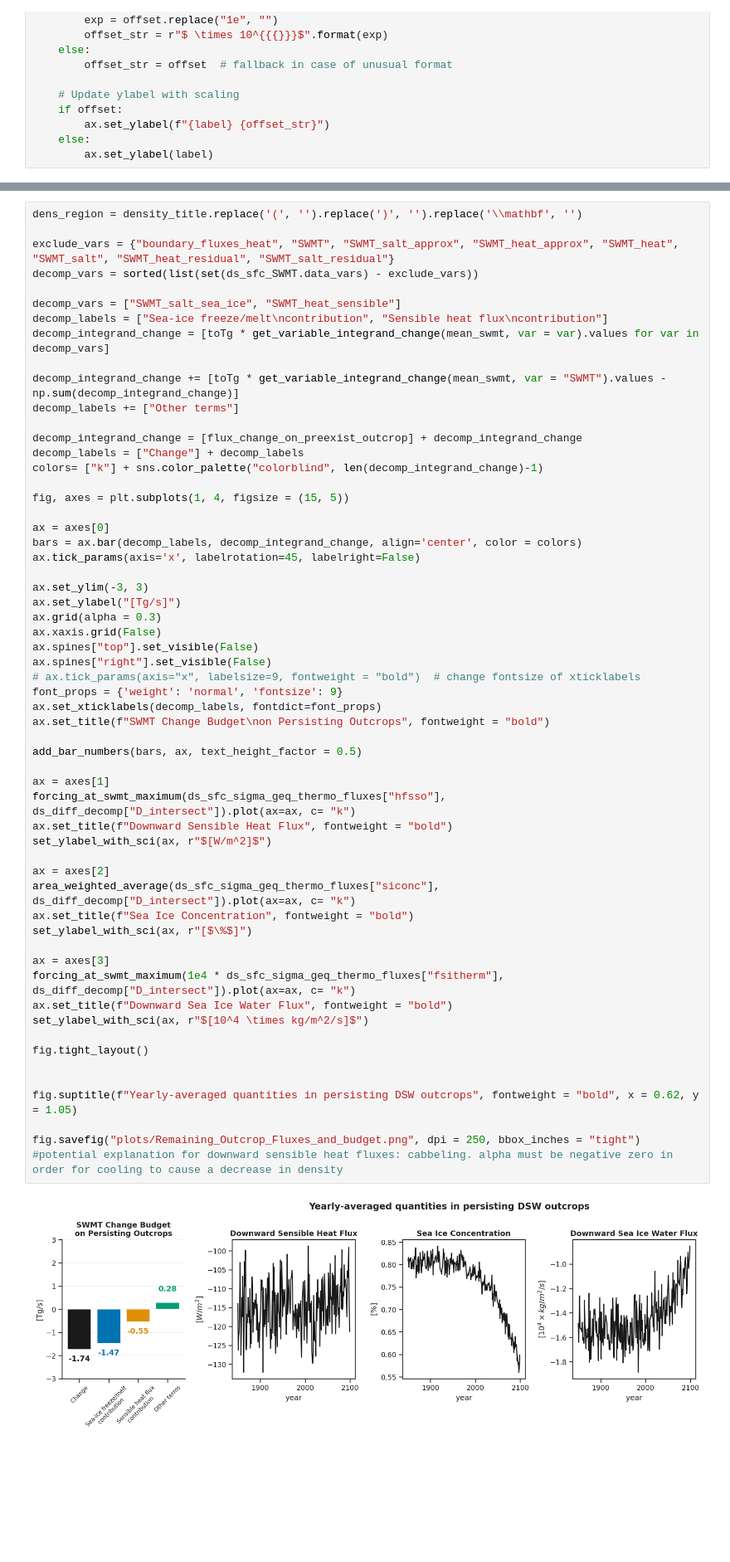
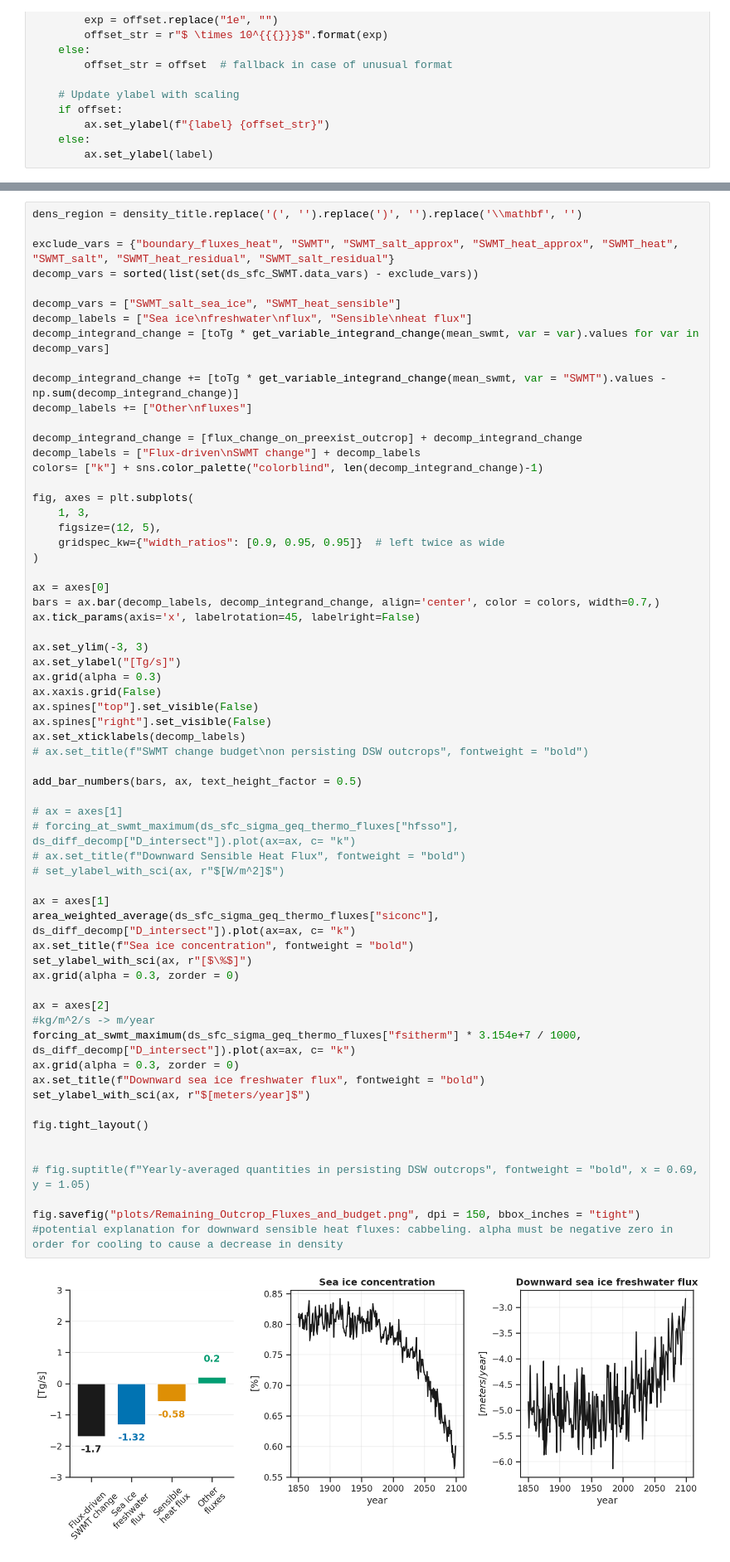
Before and after one commit to anthony-meza/CM4XAbyssalSWMT, a Jupyter notebook: notebooks/2p.plotting_SouthernOcean_Surface_Budget_Paper_Analysis.ipynb, the cells around one changed output, grey strips where cells are left out. Shown at 83% size. Saved outputs shown, nothing was run; the diff lists cells and outputs as text; blank space fills up the shorter version.

```diff
--- a/notebooks/2p.plotting_SouthernOcean_Surface_Budget_Paper_Analysis.ipynb
+++ b/notebooks/2p.plotting_SouthernOcean_Surface_Budget_Paper_Analysis.ipynb
@@ -602,56 +601,61 @@ exclude_vars = {"boundary_fluxes_heat", "SWMT", "SWMT_salt_approx", "SWMT_heat_a
 decomp_vars = sorted(list(set(ds_sfc_SWMT.data_vars) - exclude_vars))
 
 decomp_vars = ["SWMT_salt_sea_ice", "SWMT_heat_sensible"]
-decomp_labels = ["Sea-ice freeze/melt\ncontribution", "Sensible heat flux\ncontribution"]
+decomp_labels = ["Sea ice\nfreshwater\nflux", "Sensible\nheat flux"]
 decomp_integrand_change = [toTg * get_variable_integrand_change(mean_swmt, var = var).values for var in decomp_vars]
 
 decomp_integrand_change += [toTg * get_variable_integrand_change(mean_swmt, var = "SWMT").values - np.sum(decomp_integrand_change)]
-decomp_labels += ["Other terms"]
+decomp_labels += ["Other\nfluxes"]
 
 decomp_integrand_change = [flux_change_on_preexist_outcrop] + decomp_integrand_change
-decomp_labels = ["Change"] + decomp_labels
+decomp_labels = ["Flux-driven\nSWMT change"] + decomp_labels
 colors= ["k"] + sns.color_palette("colorblind", len(decomp_integrand_change)-1)
 
-fig, axes = plt.subplots(1, 4, figsize = (15, 5))
+fig, axes = plt.subplots(
+    1, 3,
+    figsize=(12, 5),
+    gridspec_kw={"width_ratios": [0.9, 0.95, 0.95]}  # left twice as wide
+)
 
 ax = axes[0]
-bars = ax.bar(decomp_labels, decomp_integrand_change, align='center', color = colors)
+bars = ax.bar(decomp_labels, decomp_integrand_change, align='center', color = colors, width=0.7,)
 ax.tick_params(axis='x', labelrotation=45, labelright=False)
 
 ax.set_ylim(-3, 3)
 ax.set_ylabel("[Tg/s]")
 ax.grid(alpha = 0.3)
 ax.xaxis.grid(False)
 ax.spines["top"].set_visible(False)
 ax.spines["right"].set_visible(False)
-# ax.tick_params(axis="x", labelsize=9, fontweight = "bold")  # change fontsize of xticklabels
-font_props = {'weight': 'normal', 'fontsize': 9}
-ax.set_xticklabels(decomp_labels, fontdict=font_props)
-ax.set_title(f"SWMT Change Budget\non Persisting Outcrops", fontweight = "bold")
+ax.set_xticklabels(decomp_labels)
+# ax.set_title(f"SWMT change budget\non persisting DSW outcrops", fontweight = "bold")
 
 add_bar_numbers(bars, ax, text_height_factor = 0.5)
 
+# ax = axes[1]
+# forcing_at_swmt_maximum(ds_sfc_sigma_geq_thermo_fluxes["hfsso"], ds_diff_decomp["D_intersect"]).plot(ax=ax, c= "k")
+# ax.set_title(f"Downward Sensible Heat Flux", fontweight = "bold")
+# set_ylabel_with_sci(ax, r"$[W/m^2]$")
+
 ax = axes[1]
-forcing_at_swmt_maximum(ds_sfc_sigma_geq_thermo_fluxes["hfsso"], ds_diff_decomp["D_intersect"]).plot(ax=ax, c= "k")
-ax.set_title(f"Downward Sensible Heat Flux", fontweight = "bold")
-set_ylabel_with_sci(ax, r"$[W/m^2]$")
+area_weighted_average(ds_sfc_sigma_geq_thermo_fluxes["siconc"], ds_diff_decomp["D_intersect"]).plot(ax=ax, c= "k")
+ax.set_title(f"Sea ice concentration", fontweight = "bold")
+set_ylabel_with_sci(ax, r"[$\%$]")
+ax.grid(alpha = 0.3, zorder = 0)
 
 ax = axes[2]
-area_weighted_average(ds_sfc_sigma_geq_thermo_fluxes["siconc"], ds_diff_decomp["D_intersect"]).plot(ax=ax, c= "k")
-ax.set_title(f"Sea Ice Concentration", fontweight = "bold")
-set_ylabel_with_sci(ax, r"[$\%$]")
-
-ax = axes[3]
-forcing_at_swmt_maximum(1e4 * ds_sfc_sigma_geq_thermo_fluxes["fsitherm"], ds_diff_decomp["D_intersect"]).plot(ax=ax, c= "k")
-ax.set_title(f"Downward Sea Ice Water Flux", fontweight = "bold")
-set_ylabel_with_sci(ax, r"$[10^4 \times kg/m^2/s]$")
+#kg/m^2/s -> m/year
+forcing_at_swmt_maximum(ds_sfc_sigma_geq_thermo_fluxes["fsitherm"] * 3.154e+7 / 1000, ds_diff_decomp["D_intersect"]).plot(ax=ax, c= "k")
+ax.grid(alpha = 0.3, zorder = 0)
+ax.set_title(f"Downward sea ice freshwater flux", fontweight = "bold")
+set_ylabel_with_sci(ax, r"$[meters/year]$")
 
 fig.tight_layout()
 
 
-fig.suptitle(f"Yearly-averaged quantities in persisting DSW outcrops", fontweight = "bold", x = 0.62, y = 1.05)
+# fig.suptitle(f"Yearly-averaged quantities in persisting DSW outcrops", fontweight = "bold", x = 0.69, y = 1.05)
 
-fig.savefig("plots/Remaining_Outcrop_Fluxes_and_budget.png", dpi = 250, bbox_inches = "tight")
+fig.savefig("plots/Remaining_Outcrop_Fluxes_and_budget.png", dpi = 150, bbox_inches = "tight")
 #potential explanation for downward sensible heat fluxes: cabbeling. alpha must be negative zero in order for cooling to cause a decrease in density
 # %% [output]
-[figure, old version]
+[figure, new version]
```
Also changed, not shown: parts of 4 cells of this notebook, 4 other files.
